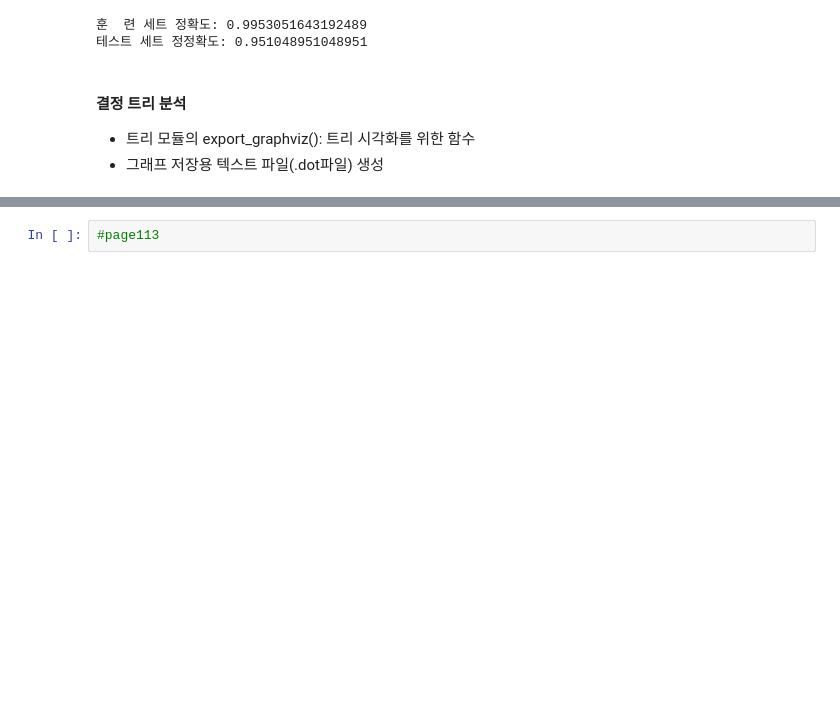
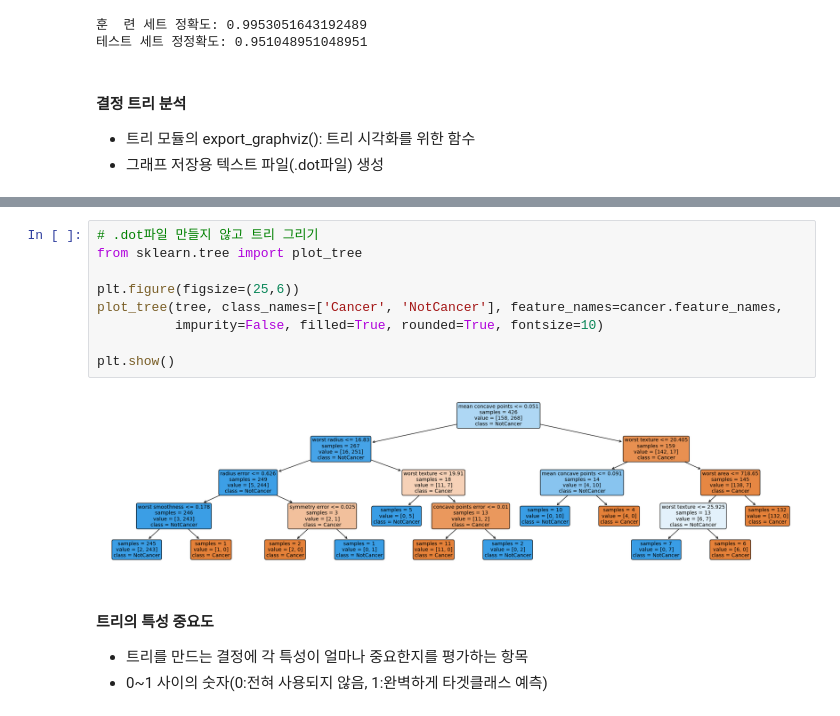
Before and after one commit to Son-BR/Study, a Jupyter notebook: ML with Python/Chapter02/03.dicision_tree.ipynb, the cells around one changed output, grey strips where cells are left out. Saved outputs shown, nothing was run; the diff lists cells and outputs as text; blank space fills up the shorter version.

```diff
--- a/ML with Python/Chapter02/03.dicision_tree.ipynb
+++ b/ML with Python/Chapter02/03.dicision_tree.ipynb
@@ -85,5 +86,18 @@ with open("tree.dot") as f:
 display(graphviz.Source(dot_graph))
 # %% [output]
 [drawing not drawn]
-# %%
-#page113
+# %%
+# .dot파일 만들지 않고 트리 그리기
+from sklearn.tree import plot_tree
+
+plt.figure(figsize=(25,6))
+plot_tree(tree, class_names=['Cancer', 'NotCancer'], feature_names=cancer.feature_names,
+          impurity=False, filled=True, rounded=True, fontsize=10)
+
+plt.show()
+# %% [output]
+[figure, added]
+# %% [markdown]
+#### 트리의 특성 중요도
+ - 트리를 만드는 결정에 각 특성이 얼마나 중요한지를 평가하는 항목
+ - 0~1 사이의 숫자(0:전혀 사용되지 않음, 1:완벽하게 타겟클래스 예측)
```
Also changed, not shown: parts of 8 cells of this notebook, 1 other file.
